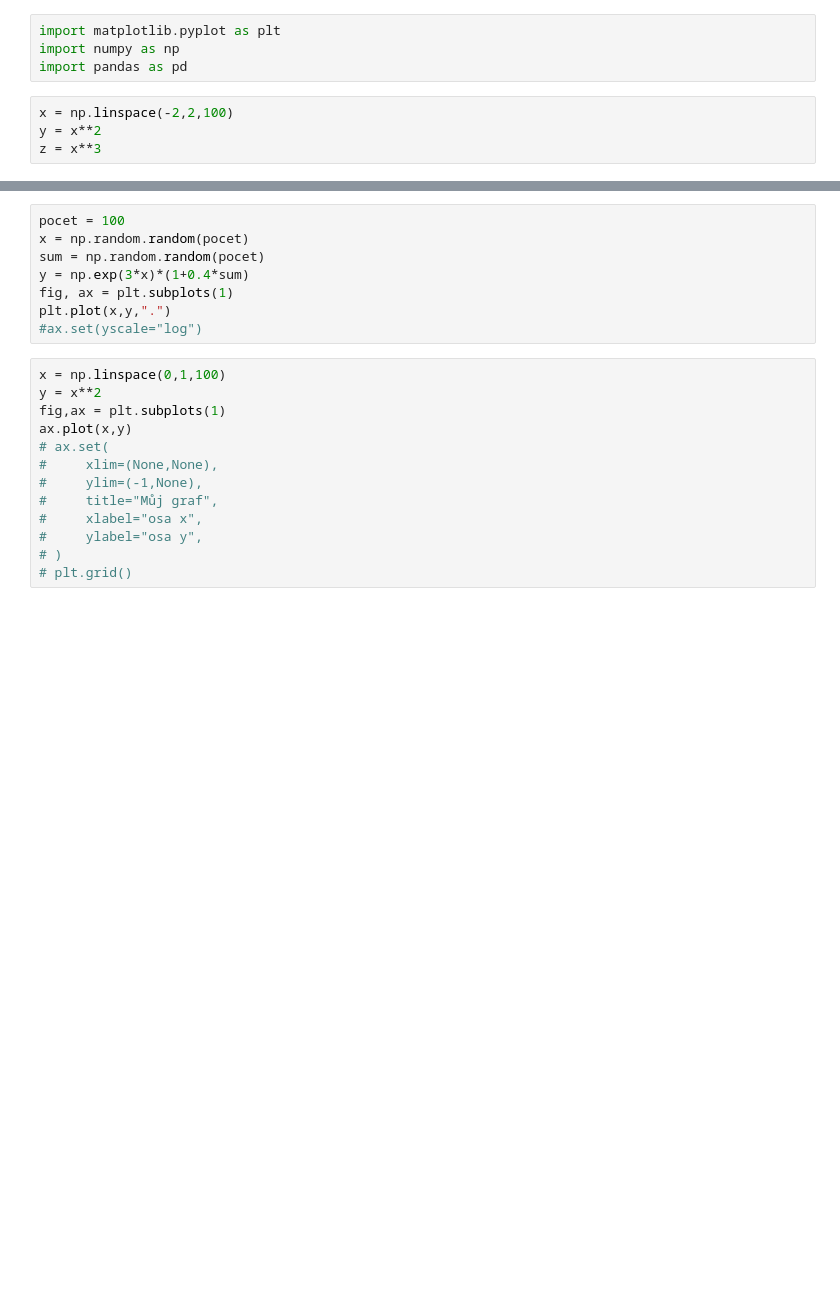
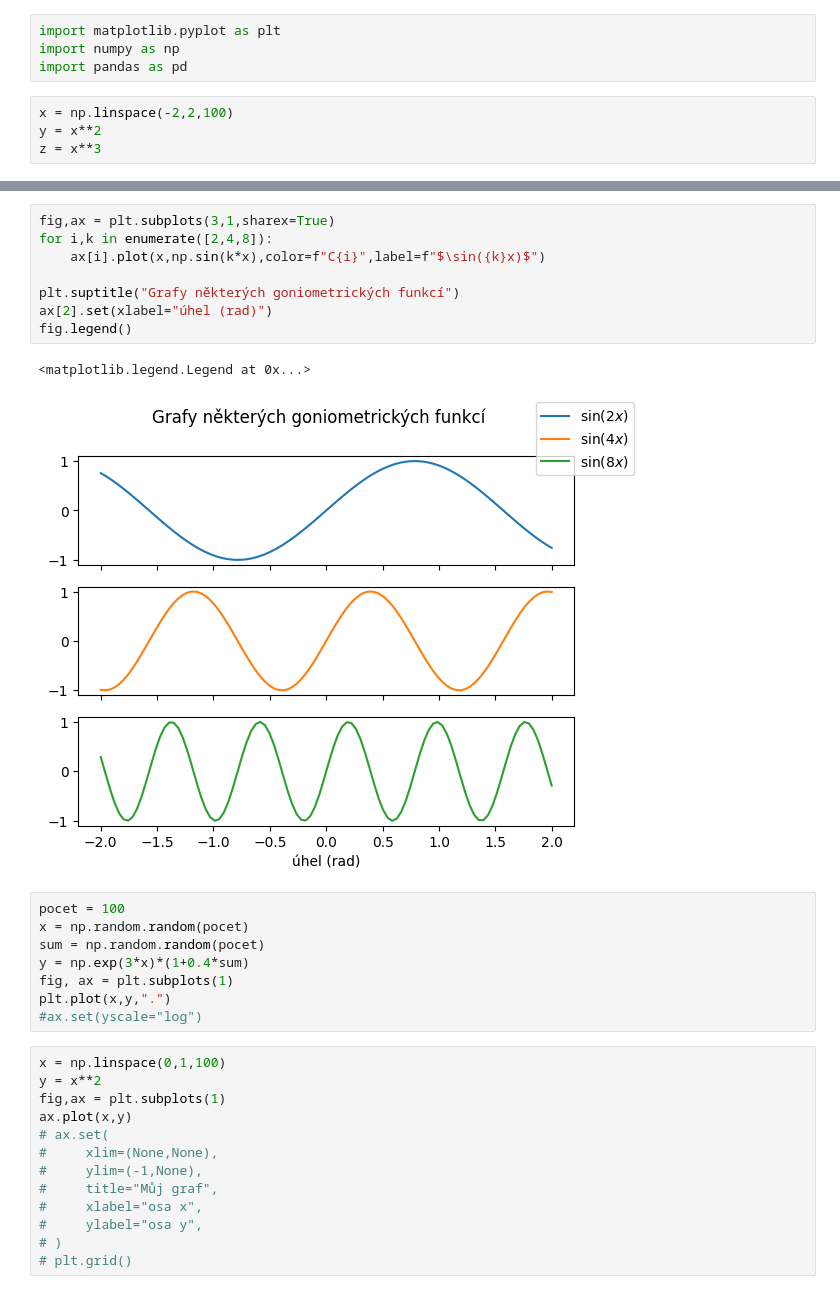
Before and after one commit to robert-marik/dmp, a Jupyter notebook: snippety/python_grafy.ipynb, the cells around one changed output, grey strips where cells are left out. Cells and saved outputs as stored; diff of their text form; blank space fills up the shorter version.

```diff
--- a/snippety/python_grafy.ipynb
+++ b/snippety/python_grafy.ipynb
@@ -37,3 +51,14 @@ for i,j in zip(ax,["kvadratické","kubické"]):
+# %%
+fig,ax = plt.subplots(3,1,sharex=True)
+for i,k in enumerate([2,4,8]):
+    ax[i].plot(x,np.sin(k*x),color=f"C{i}",label=f"$\sin({k}x)$")
+
+plt.suptitle("Grafy některých goniometrických funkcí")
+ax[2].set(xlabel="úhel (rad)")
+fig.legend()
+# %% [output]
+<matplotlib.legend.Legend at 0x...>
+[figure, added]
 # %%
 pocet = 100
 x = np.random.random(pocet)
```
Also changed, not shown: parts of 4 cells of this notebook, 3 other files.
